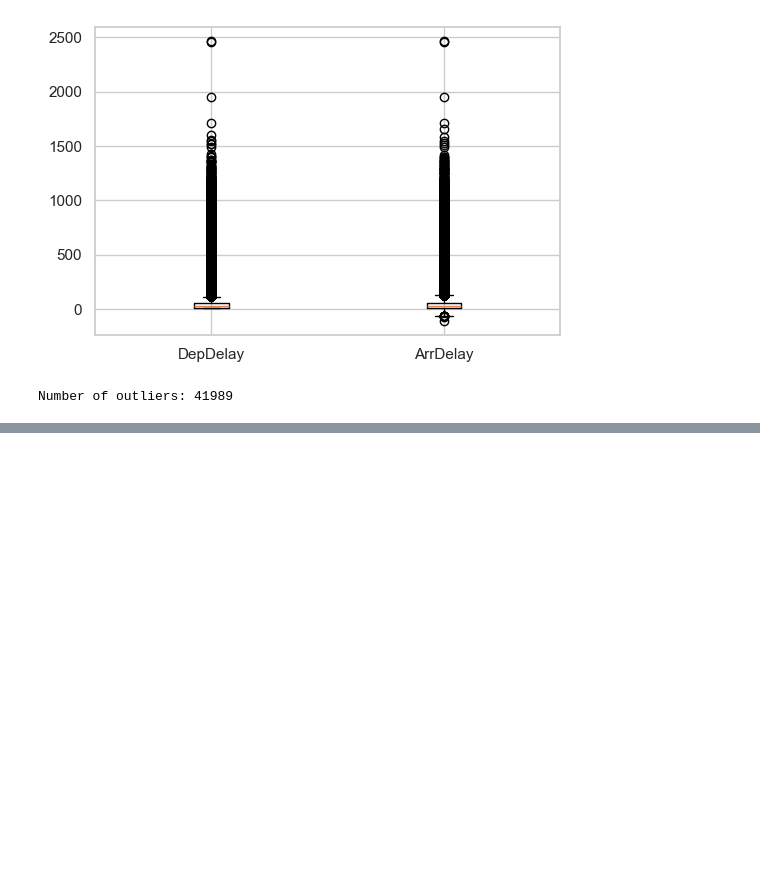
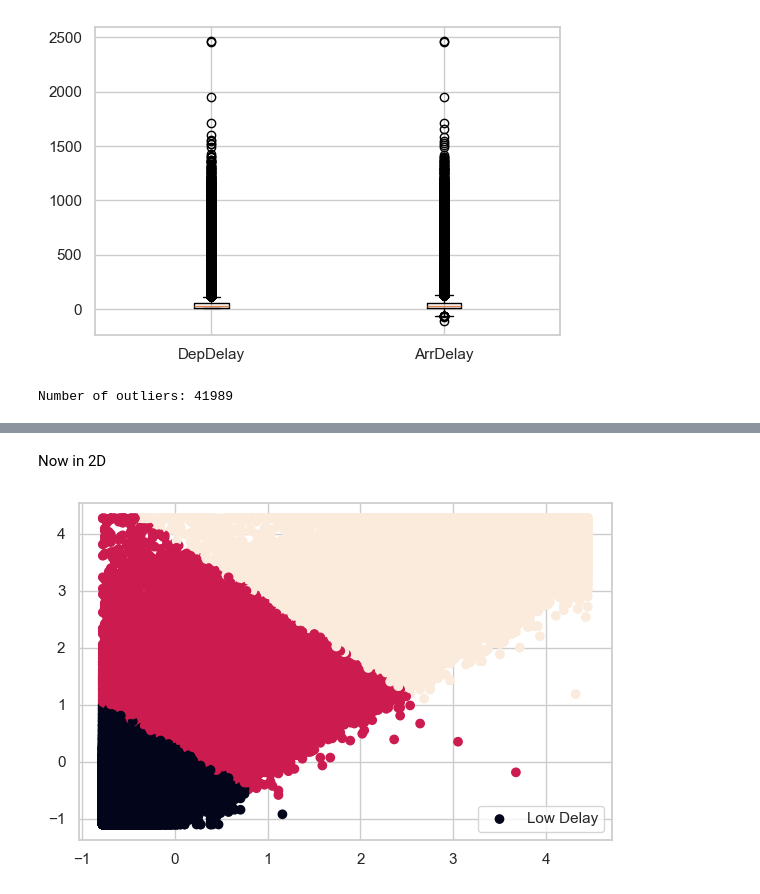
Before and after one commit to ethanbleier/Predicting-Flight-Delays-For-Domestic-Airlines, a Jupyter notebook: project2.ipynb, the cells around one changed output, grey strips where cells are left out. Cells and saved outputs as stored; diff of their text form; code cells hidden in the pictures; blank space fills up the shorter version.

```diff
--- a/project2.ipynb
+++ b/project2.ipynb
@@ -125,0 +184,16 @@ array([0, 0, 0, 0, 0, 2, 0, 2, 0, 0, 0, 0, 0, 0, 0, 0, 0, 2, 0, 2, 0, 0,
+# %% [markdown]
+Now in 2D
+# %%
+cluster_labels = {
+    0: 'Low Delay',
+    1: 'Medium Delay',
+    2: 'High Delay'
+}
+
+labels = [cluster_labels[c] for c in clusters]
+
+plt.scatter(X_scaled[:, 0], X_scaled[:, 1], c=clusters, label=labels)
+plt.legend(['Low Delay', 'Medium Delay', 'High Delay'])
+plt.tight_layout()
+# %% [output]
+[figure, added]
```
Also changed, not shown: parts of 30 cells of this notebook.
